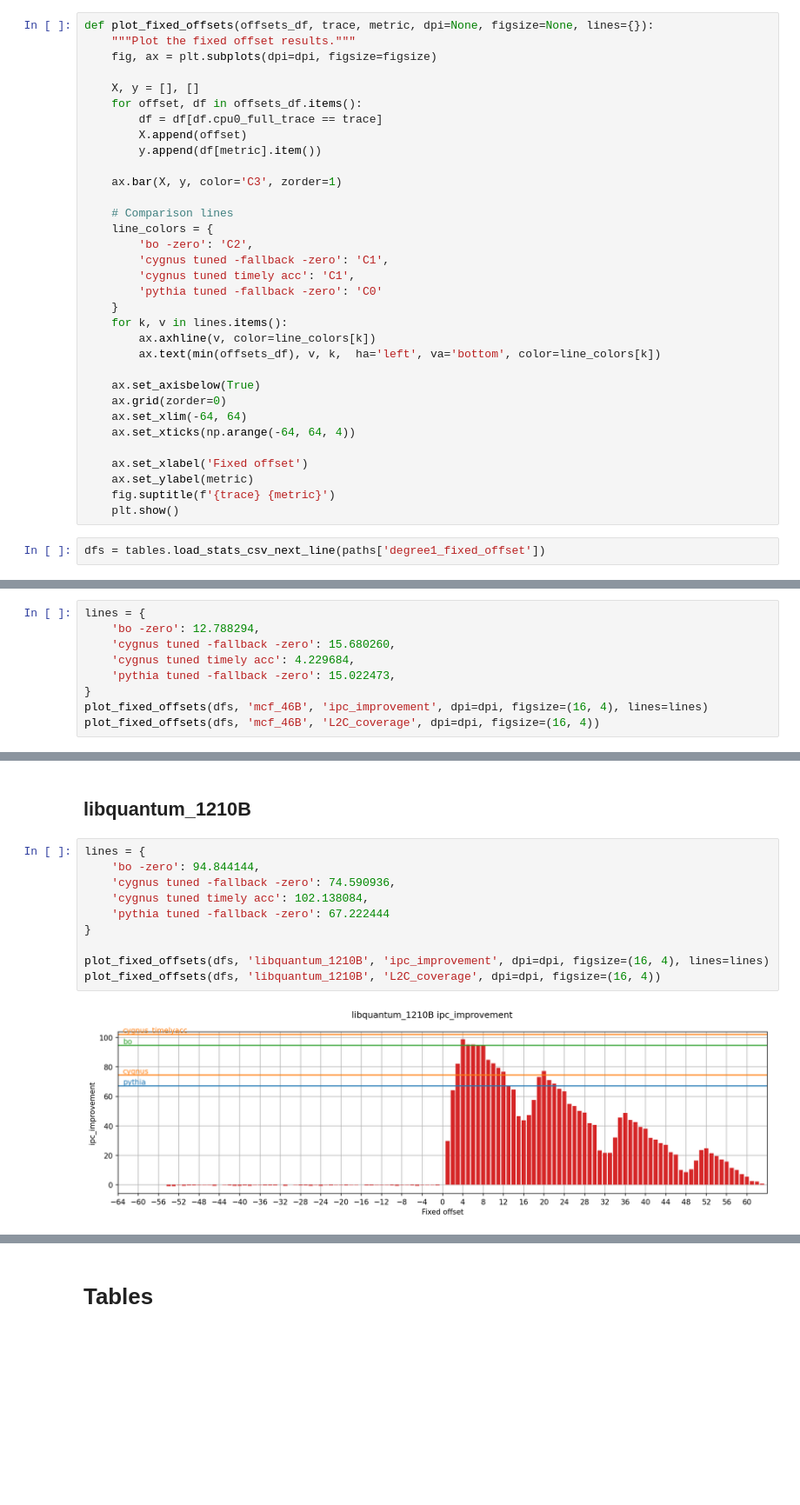
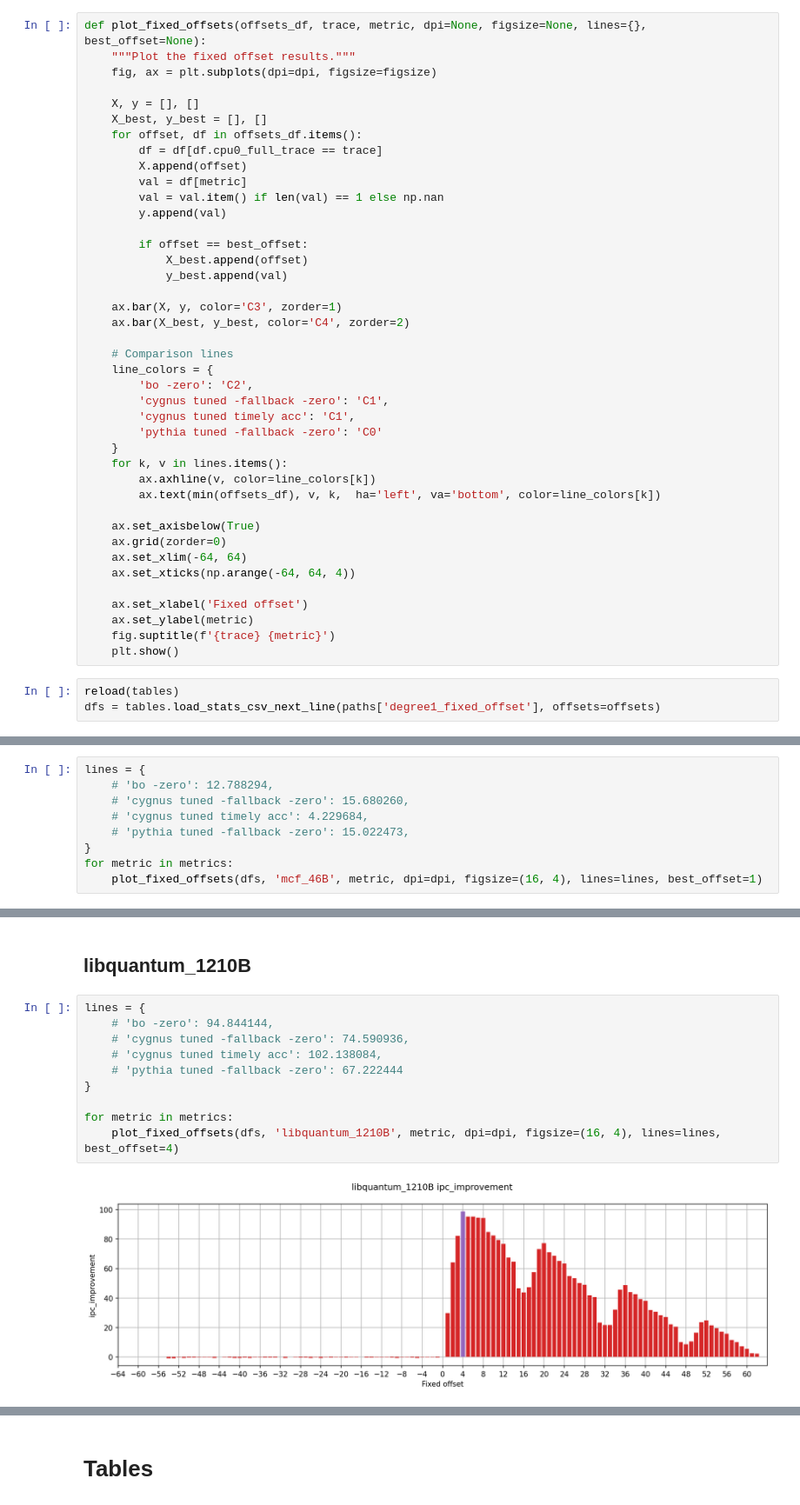
Before and after one commit to cmolder/pythia-analysis, a Jupyter notebook: fixed-offset.ipynb, the cells around one changed output, grey strips where cells are left out. Shown at 87% size. Cells and saved outputs as stored; diff of their text form; blank space fills up the shorter version.

```diff
--- a/fixed-offset.ipynb
+++ b/fixed-offset.ipynb
@@ -32,17 +44,25 @@ dpi = 150
 # Plots (suites)
 Fix prefetch degree to 1 for everything.
 # %%
-def plot_fixed_offsets(offsets_df, trace, metric, dpi=None, figsize=None, lines={}):
+def plot_fixed_offsets(offsets_df, trace, metric, dpi=None, figsize=None, lines={}, best_offset=None):
     """Plot the fixed offset results."""
     fig, ax = plt.subplots(dpi=dpi, figsize=figsize)
 
     X, y = [], []
+    X_best, y_best = [], []
     for offset, df in offsets_df.items():
         df = df[df.cpu0_full_trace == trace]
         X.append(offset)
-        y.append(df[metric].item())
+        val = df[metric]
+        val = val.item() if len(val) == 1 else np.nan
+        y.append(val)
+
+        if offset == best_offset:
+            X_best.append(offset)
+            y_best.append(val)
 
     ax.bar(X, y, color='C3', zorder=1)
+    ax.bar(X_best, y_best, color='C4', zorder=2)
 
     # Comparison lines
     line_colors = {
@@ -65,16 +85,17 @@ def plot_fixed_offsets(offsets_df, trace, metric, dpi=None, figsize=None, lines=
     fig.suptitle(f'{trace} {metric}')
     plt.show()
 # %%
-dfs = tables.load_stats_csv_next_line(paths['degree1_fixed_offset'])
+reload(tables)
+dfs = tables.load_stats_csv_next_line(paths['degree1_fixed_offset'], offsets=offsets)
 # %% [markdown]
 ## mcf_46B
 # %%
 lines = {
-    'bo -zero': 12.788294,
-    'cygnus tuned -fallback -zero': 15.680260,
-    'cygnus tuned timely acc': 4.229684,
-    'pythia tuned -fallback -zero': 15.022473,
+    # 'bo -zero': 12.788294,
+    # 'cygnus tuned -fallback -zero': 15.680260,
+    # 'cygnus tuned timely acc': 4.229684,
+    # 'pythia tuned -fallback -zero': 15.022473,
 }
-plot_fixed_offsets(dfs, 'mcf_46B', 'ipc_improvement', dpi=dpi, figsize=(16, 4), lines=lines)
-plot_fixed_offsets(dfs, 'mcf_46B', 'L2C_coverage', dpi=dpi, figsize=(16, 4))
+for metric in metrics:
+    plot_fixed_offsets(dfs, 'mcf_46B', metric, dpi=dpi, figsize=(16, 4), lines=lines, best_offset=1)
 # %% [output]
@@ -84,13 +113,13 @@ plot_fixed_offsets(dfs, 'mcf_46B', 'L2C_coverage', dpi=dpi, figsize=(16, 4))
 ## libquantum_1210B
 # %%
 lines = {
-    'bo -zero': 94.844144,
-    'cygnus tuned -fallback -zero': 74.590936,
-    'cygnus tuned timely acc': 102.138084,
-    'pythia tuned -fallback -zero': 67.222444
+    # 'bo -zero': 94.844144,
+    # 'cygnus tuned -fallback -zero': 74.590936,
+    # 'cygnus tuned timely acc': 102.138084,
+    # 'pythia tuned -fallback -zero': 67.222444
 }
 
-plot_fixed_offsets(dfs, 'libquantum_1210B', 'ipc_improvement', dpi=dpi, figsize=(16, 4), lines=lines)
-plot_fixed_offsets(dfs, 'libquantum_1210B', 'L2C_coverage', dpi=dpi, figsize=(16, 4))
+for metric in metrics:
+    plot_fixed_offsets(dfs, 'libquantum_1210B', metric, dpi=dpi, figsize=(16, 4), lines=lines, best_offset=4)
 # %% [output]
-[figure, old version]
+[figure, new version]
```
Also changed, not shown: parts of 6 cells of this notebook, 5 other files.
